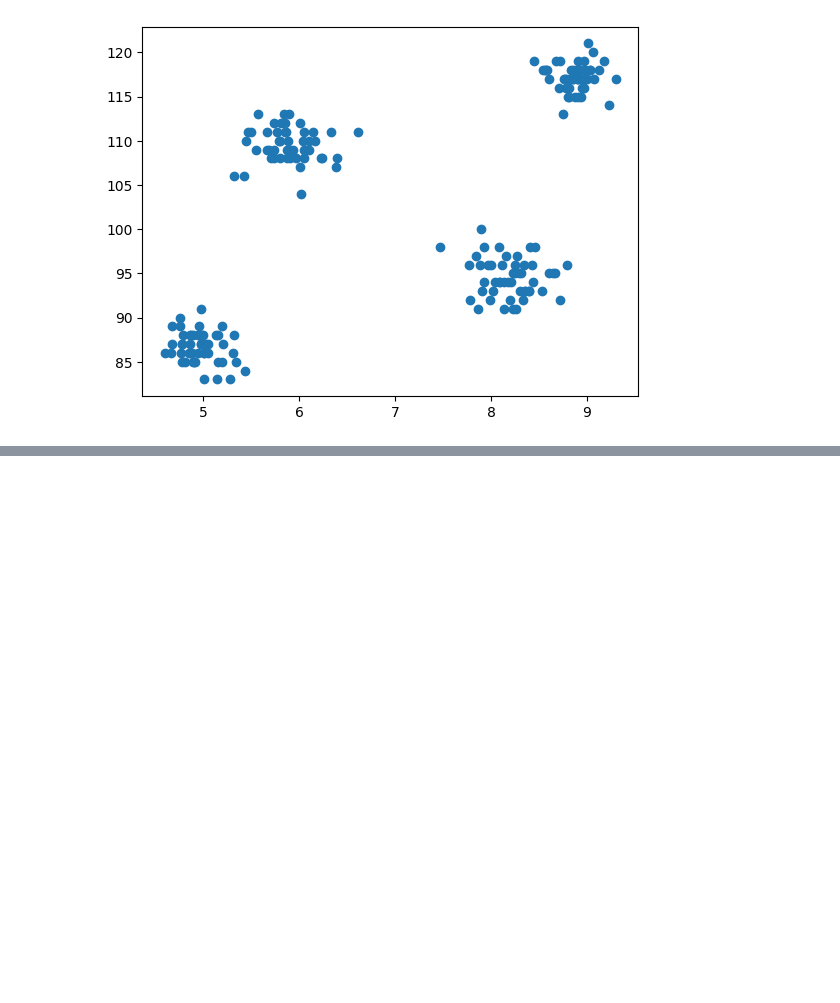
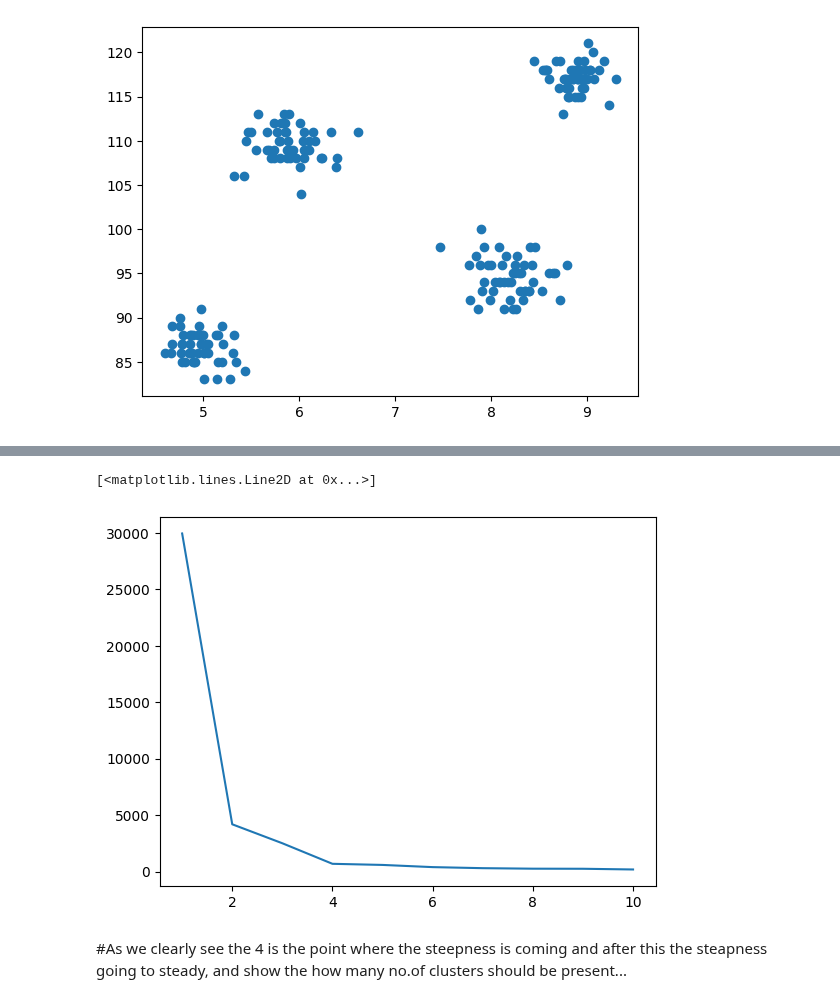
Before and after one commit to rocket0l4/ML-files, a Jupyter notebook: k_meanclus_.ipynb, the cells around one changed output, grey strips where cells are left out. Cells and saved outputs as stored; diff of their text form; code cells hidden in the pictures; blank space fills up the shorter version.

```diff
--- a/k_meanclus_.ipynb
+++ b/k_meanclus_.ipynb
@@ -22,0 +27,7 @@ plt.scatter(df['cgpa'],df['iq'])
+# %%
+wcss = []
+
+for i in range(1,11):
+  km = KMeans(n_clusters=i)
+  km.fit_predict(df)
+  wcss.append(km.inertia_)
@@ -22,0 +47,7 @@ plt.scatter(df['cgpa'],df['iq'])
+# %%
+plt.plot(range(1,11),wcss)
+# %% [output]
+[<matplotlib.lines.Line2D at 0x...>]
+[figure, added]
+# %% [markdown]
+#As we clearly see the 4 is the point where the steepness is coming and after this the steapness going to steady, and show the how many no.of clusters should be present...
```
Also changed, not shown: parts of 6 cells of this notebook.
